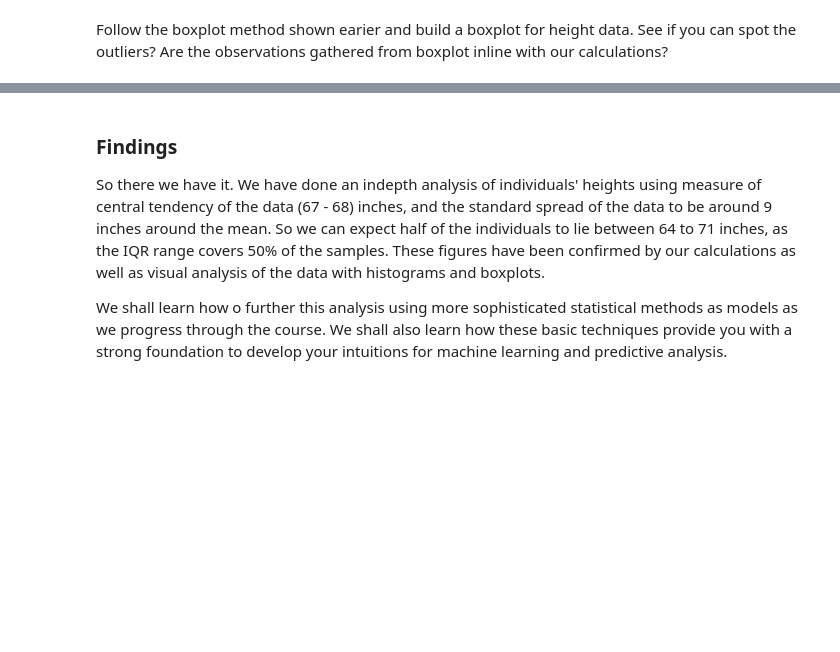
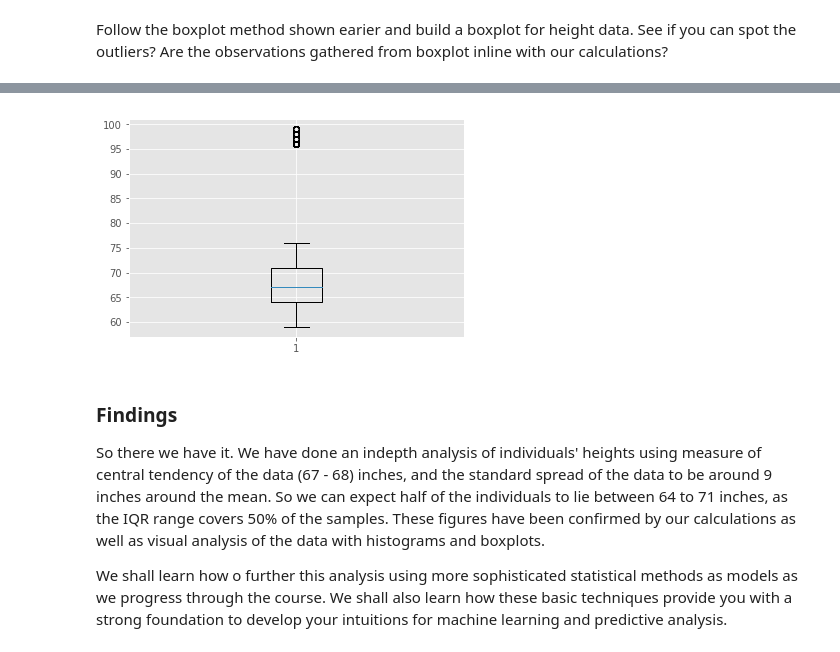
Before and after one commit to ramakrishnaap/dsc-1-02-17-implementing-statistics-with-functions-lab-online-ds-sp-000, a Jupyter notebook: index.ipynb, the cells around one changed output, grey strips where cells are left out. Cells and saved outputs as stored; diff of their text form; code cells hidden in the pictures; blank space fills up the shorter version.

```diff
--- a/index.ipynb
+++ b/index.ipynb
@@ -332,2 +340,9 @@ Text(0.5,1,'Height Data')
+# %%
+import matplotlib.pyplot as plt
+plt.style.use('ggplot')
+plt.boxplot(height,showfliers=True)
+plt.show()
+# %% [output]
+[figure, added]
 # %%
 # Record your observations here
```
Also changed, not shown: parts of 8 cells of this notebook.
